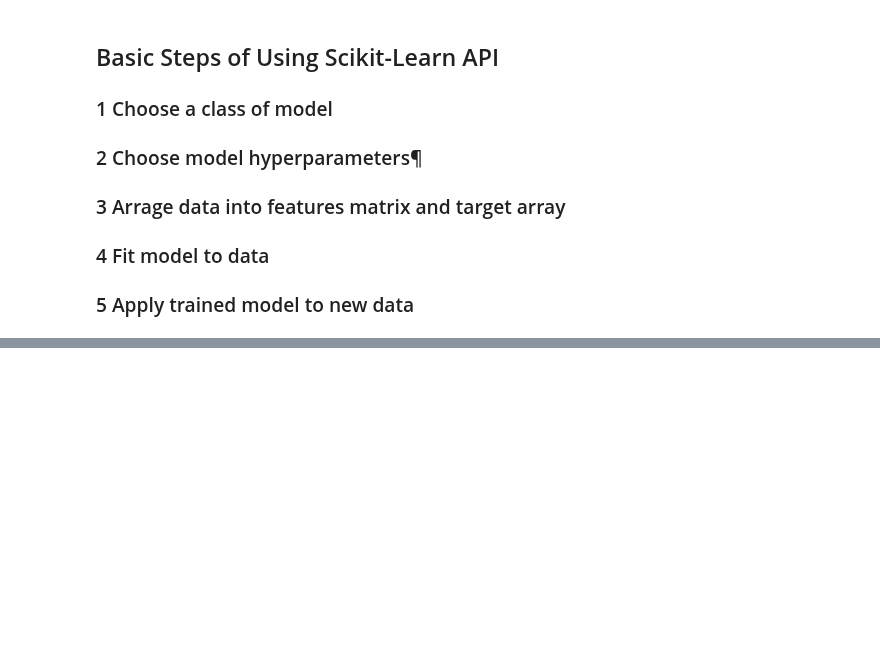
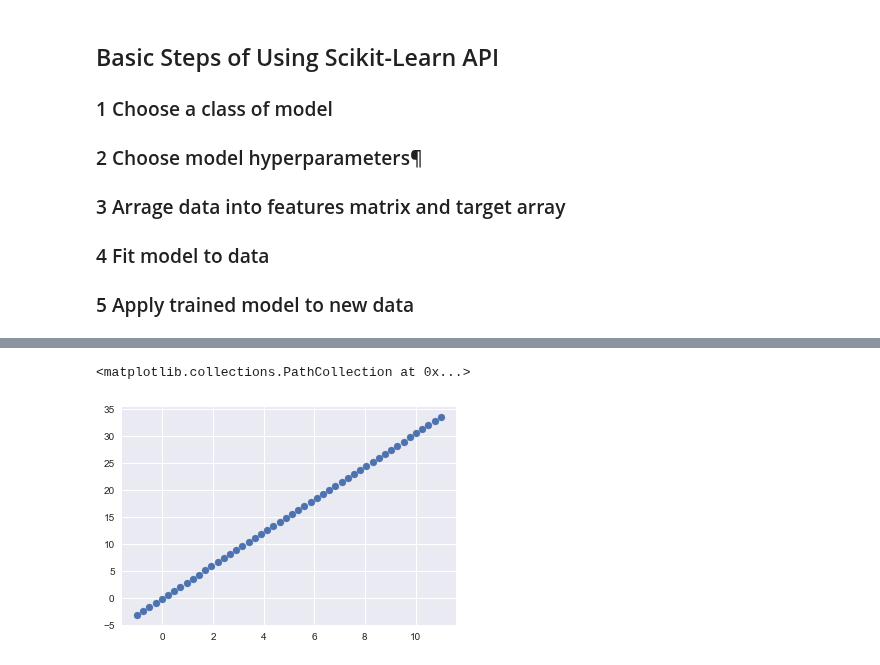
Before and after one commit to Codes-code/Machine-Learning, a Jupyter notebook: Iris_Project.ipynb, the cells around one changed output, grey strips where cells are left out. Cells and saved outputs as stored; diff of their text form; code cells hidden in the pictures; blank space fills up the shorter version.

```diff
--- a/Iris_Project.ipynb
+++ b/Iris_Project.ipynb
@@ -424,0 +447,5 @@ plt.scatter(x,y)
+# %%
+plt.scatter(x_fit,y_fit)
+# %% [output]
+<matplotlib.collections.PathCollection at 0x...>
+[figure, added]
```
Also changed, not shown: parts of 16 cells of this notebook.
